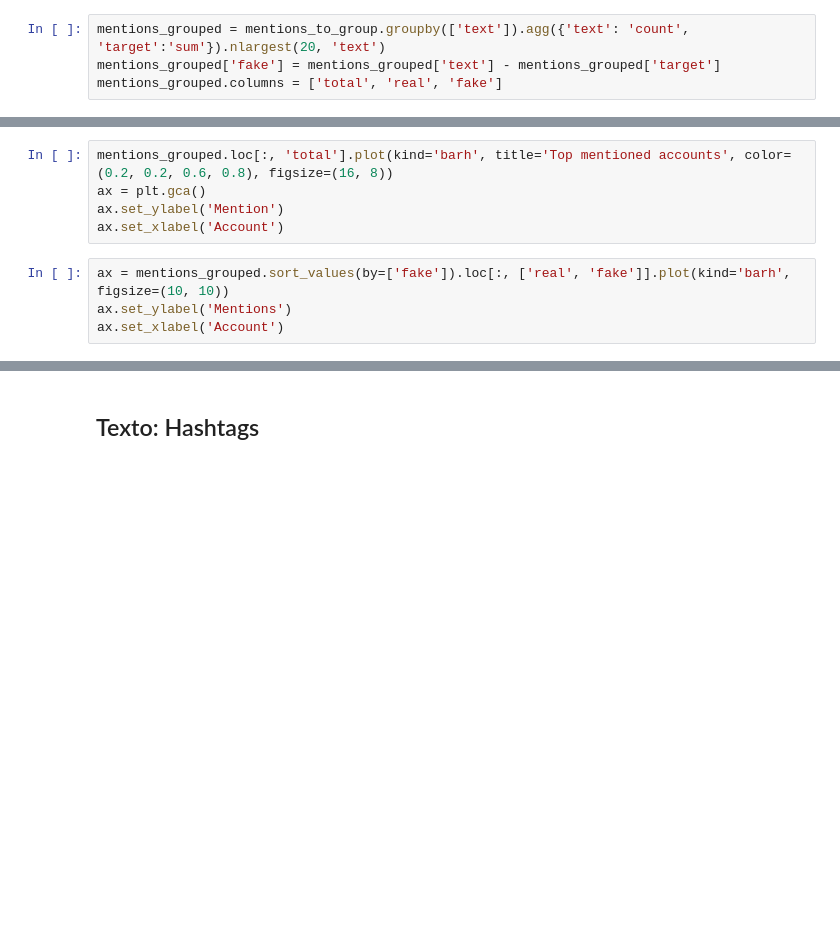
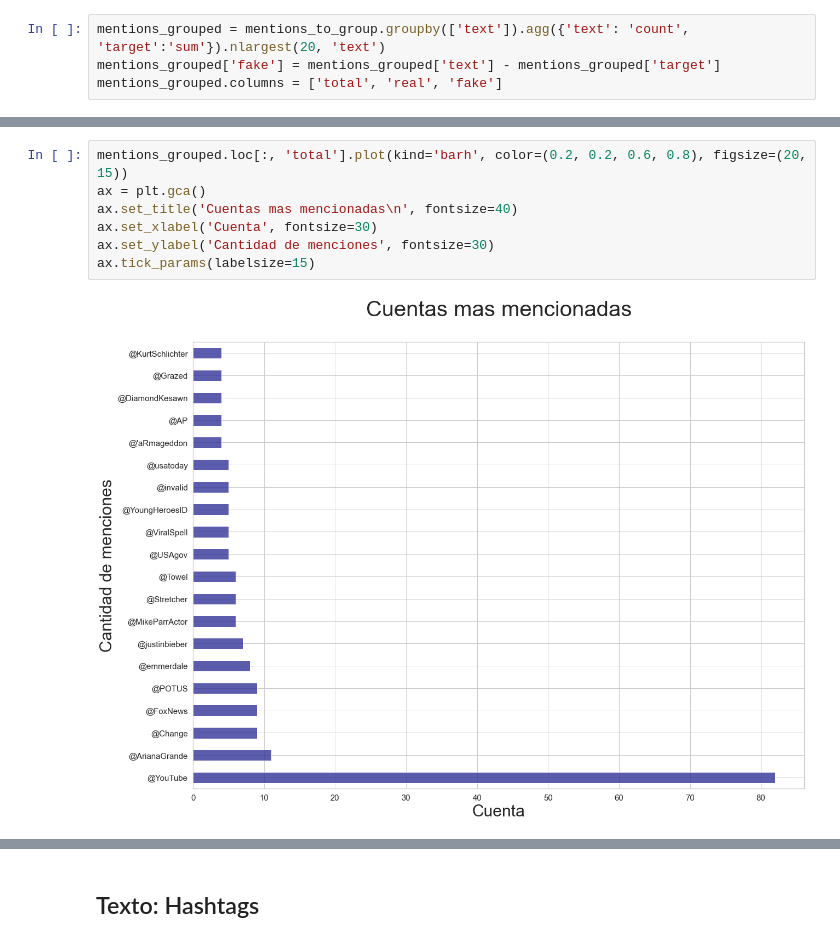
Before and after one commit to milemarchese/OrganizacionDeDatos, a Jupyter notebook: Análisis Exploratorio.ipynb, the cells around one changed output, grey strips where cells are left out. Saved outputs shown, nothing was run; the diff lists cells and outputs as text; blank space fills up the shorter version.

```diff
--- a/Análisis Exploratorio.ipynb
+++ b/Análisis Exploratorio.ipynb
@@ -402,9 +539,9 @@ mentions_grouped.head()
 # %%
-mentions_grouped.loc[:, 'total'].plot(kind='barh', title='Top mentioned accounts', color=(0.2, 0.2, 0.6, 0.8), figsize=(16, 8))
+mentions_grouped.loc[:, 'total'].plot(kind='barh', color=(0.2, 0.2, 0.6, 0.8), figsize=(20, 15))
 ax = plt.gca()
-ax.set_ylabel('Mention')
-ax.set_xlabel('Account')
+ax.set_title('Cuentas mas mencionadas\n', fontsize=40)
+ax.set_xlabel('Cuenta', fontsize=30)
+ax.set_ylabel('Cantidad de menciones', fontsize=30)
+ax.tick_params(labelsize=15)
+# %% [output]
+[figure, added]
-# %%
-ax = mentions_grouped.sort_values(by=['fake']).loc[:, ['real', 'fake']].plot(kind='barh', figsize=(10, 10))
-ax.set_ylabel('Mentions')
-ax.set_xlabel('Account')
```
Also changed, not shown: parts of 101 cells of this notebook, 8 other files.
